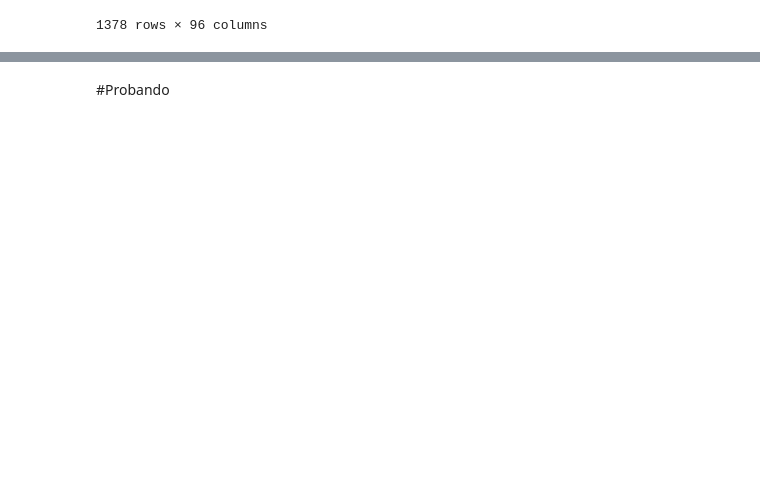
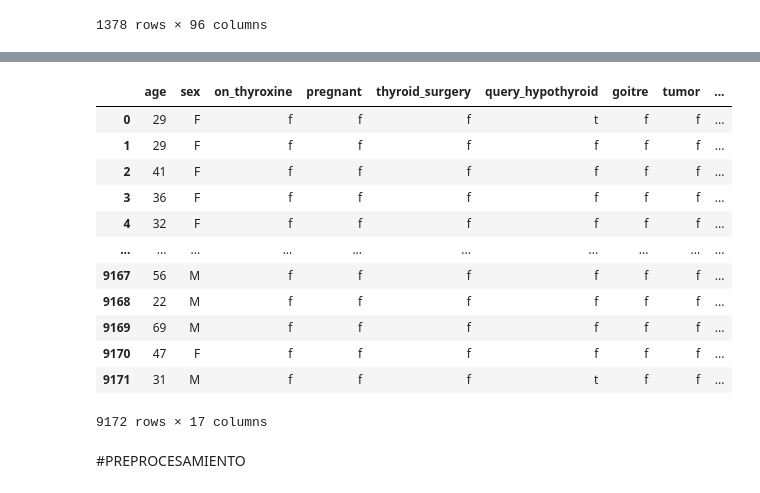
Before and after one commit to Moacho78/Parcial-2-VD, a Jupyter notebook: Parcial_2_Visualizacion_de_datos.ipynb, the cells around one changed output, grey strips where cells are left out. Drawn from its saved outputs; the diff is of its cells as text; code cells hidden in the pictures; blank space fills up the shorter version.

```diff
--- a/Parcial_2_Visualizacion_de_datos.ipynb
+++ b/Parcial_2_Visualizacion_de_datos.ipynb
@@ -55,36 +36,3 @@ df1
 | 1376 | 1784 | 0.950000 | 0 | 0 | 6 | 0 | 17 | 8 | ... |
 | 1377 | 748 | 0.927778 | 0 | 0 | 14 | 1 | 49 | 15 | ... |
 1378 rows × 96 columns
-# %%
-# Crear función para categorizar edad en thyroidDF con rangos aproximados según 'age_cat' o 'age_grpN'
-# Primero veamos valores únicos en age_cat y age_grpN de healthcare_df para tener una referencia (sin ejecutar código ahora por el error)
-# Asumiremos rangos comunes: por ejemplo:
-# age_cat: 1 = <20, 2 = 20-40, 3=40-60, 4=60+
-# sexN: 1 = masculino, 2 = femenino (suposición común, se puede ajustar)
-
-def map_age_group(age):
-    if age <= 18:
-        return 2
-    elif age <= 44:
-        return 3
-    else:
-        return 4
-
-# Aplicar categorías de edad en thyroid_df
-df2['age_cat'] = df2['age'].apply(map_age_group)
-
-# Codificar sexo a sexN: asumir 'M' o 'Male' = 1, 'F' o 'Female' = 2, sino 0 (desconocido)
-def encode_sex(sex):
-    if str(sex).lower() in ['m', 'male']:
-        return 1
-    elif str(sex).lower() in ['f', 'female']:
-        return 2
-    else:
-        return 0
-
-df2['sexN'] = df2['sex'].apply(encode_sex)
-
-# Realizar la unión por las columnas ['age_cat', 'sexN']
-combined_df = pd.merge(df2, df1, on=['age_cat', 'sexN'], how='inner')
-
-combined_df.shape
@@ -109,2 +55,26 @@ combined_df
+# %%
+# Índices de columnas a excluir (ajustados a base cero)
+columnas_a_excluir = [3, 4, 5, 8, 10, 11, 15, 18, 19, 26, 27, 28, 29, 30]
+
+# Filtrar las columnas que no están en la lista de exclusión
+df_filtrado = df2.drop(df2.columns[columnas_a_excluir], axis=1)
+
+# Ahora df_filtrado contiene solo las columnas deseadas
+# %%
+df_filtrado
+# %% [output]
+|  | age | sex | on_thyroxine | pregnant | thyroid_surgery | query_hypothyroid | goitre | tumor | ... |
+| 0 | 29 | F | f | f | f | t | f | f | ... |
+| 1 | 29 | F | f | f | f | f | f | f | ... |
+| 2 | 41 | F | f | f | f | f | f | f | ... |
+| 3 | 36 | F | f | f | f | f | f | f | ... |
+| 4 | 32 | F | f | f | f | f | f | f | ... |
+| ... | ... | ... | ... | ... | ... | ... | ... | ... | ... |
+| 9167 | 56 | M | f | f | f | f | f | f | ... |
+| 9168 | 22 | M | f | f | f | f | f | f | ... |
+| 9169 | 69 | M | f | f | f | f | f | f | ... |
+| 9170 | 47 | F | f | f | f | f | f | f | ... |
+| 9171 | 31 | M | f | f | f | t | f | f | ... |
+9172 rows × 17 columns
 # %% [markdown]
-#Probando
+#PREPROCESAMIENTO
```
Also changed, not shown: parts of 14 cells of this notebook.
